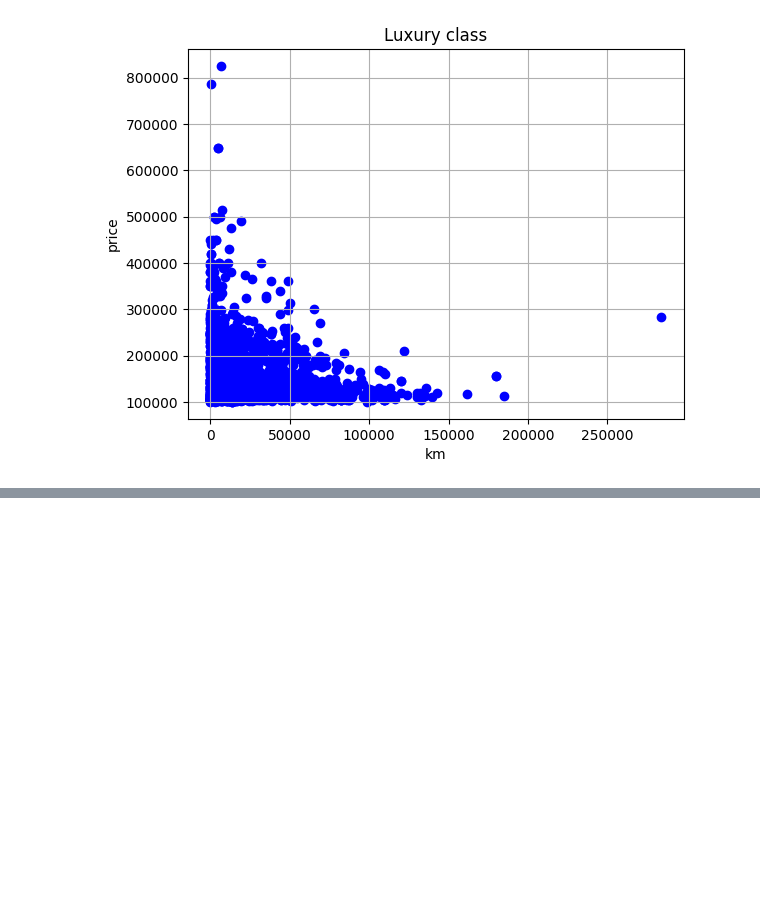
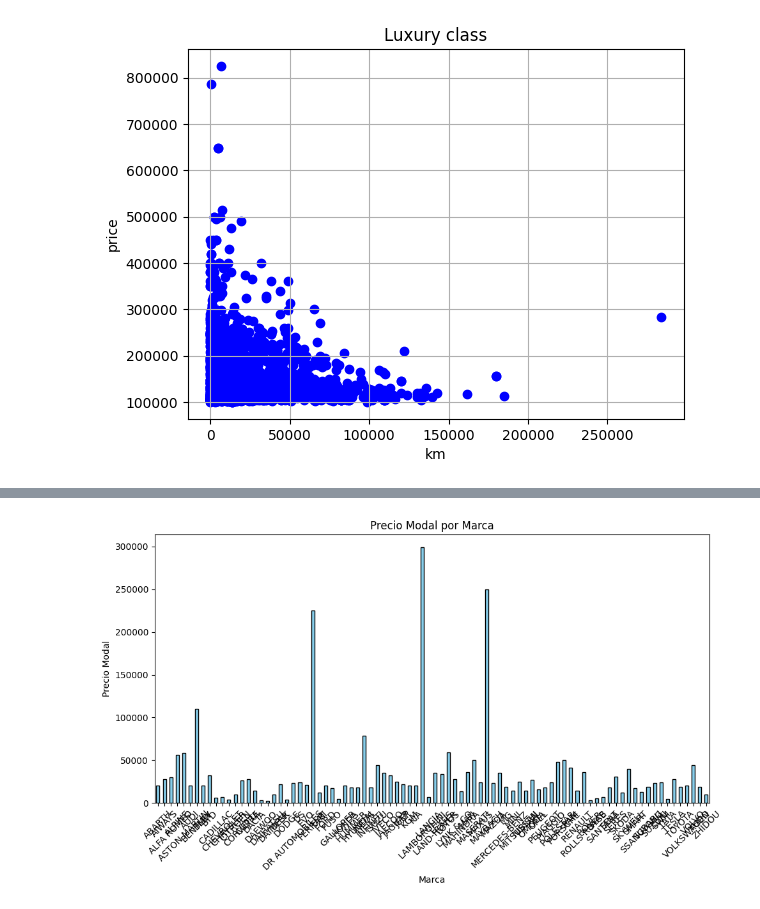
Before and after one commit to Lingfeng555/Cars_Price_Prediction, a Jupyter notebook: DataDescription.ipynb, the cells around one changed output, grey strips where cells are left out. Saved outputs shown, nothing was run; the diff lists cells and outputs as text; code cells hidden in the pictures; blank space fills up the shorter version.

```diff
--- a/DataDescription.ipynb
+++ b/DataDescription.ipynb
@@ -186,0 +205,7 @@ bin_and_plot (luxury_class_km, luxury_prices, title="Luxury class", x_label="km"
+# %%
+modal_prices = data.groupby('brand')['price'].agg(lambda x: x.mode().iloc[0]).reset_index()
+modal_prices.columns = ['brand', 'modal_price']
+
+# Ordenar el DataFrame por precio modal de forma descendente y mostrar los resultados
+sorted_modal_prices = modal_prices.sort_values(by='modal_price', ascending=False)
+print(sorted_modal_prices)
@@ -186,0 +227,11 @@ bin_and_plot (luxury_class_km, luxury_prices, title="Luxury class", x_label="km"
+# %%
+plt.figure(figsize=(10, 6))
+modal_prices.plot(kind='bar', color='skyblue', edgecolor='black')
+plt.title('Precio Modal por Marca')
+plt.xlabel('Marca')
+plt.ylabel('Precio Modal')
+plt.xticks(rotation=45)
+plt.tight_layout()
+plt.show()
+# %% [output]
+[figure, added]
```
Also changed, not shown: parts of 9 cells of this notebook, 29 other files.
